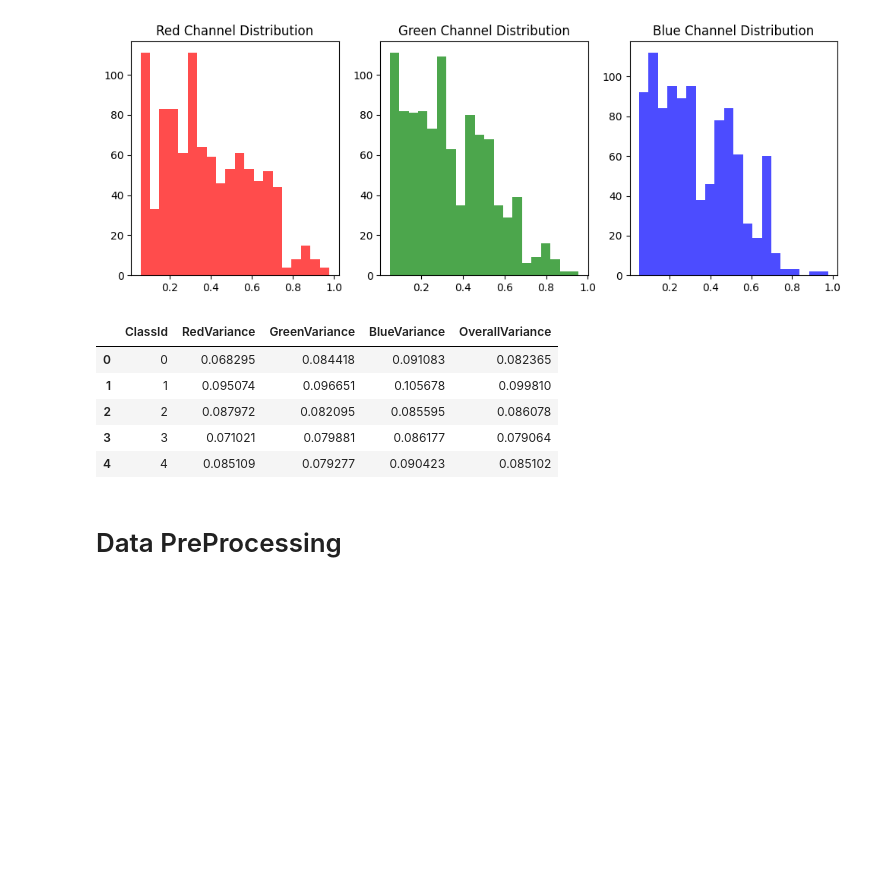
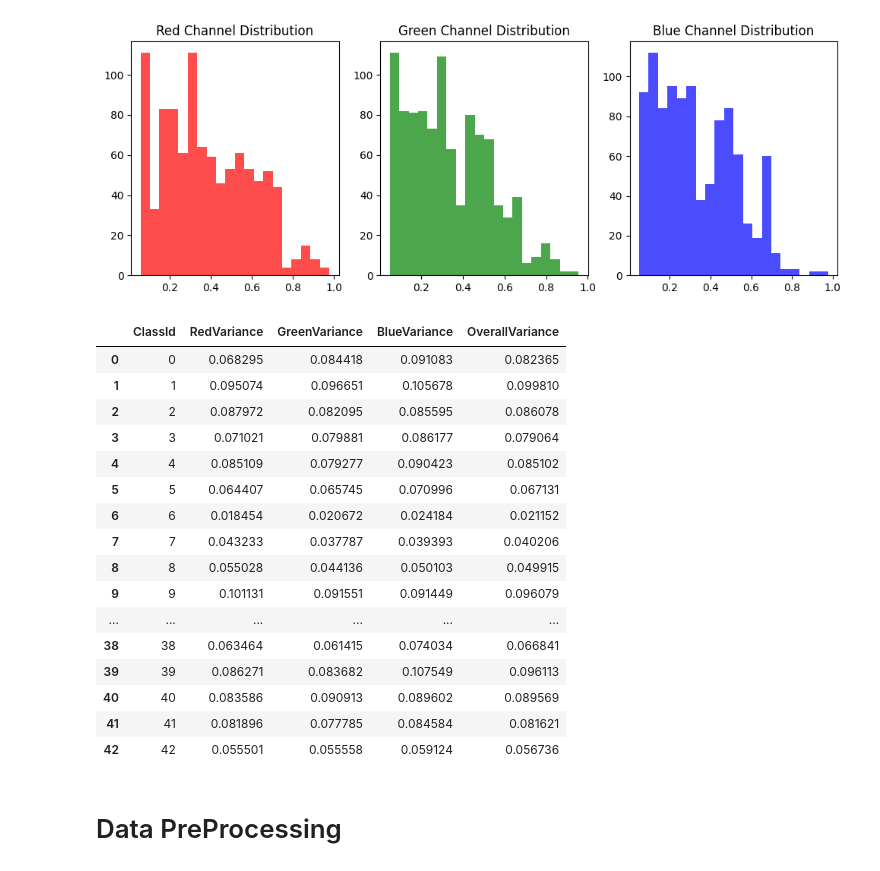
Before and after one commit to MaysoonHelmy/Traffic-Sign-Recognition-Description, a Jupyter notebook: traffic-sign-recognition-description.ipynb, the cells around one changed output. Drawn from its saved outputs; the diff is of its cells as text; code cells hidden in the pictures; blank space fills up the shorter version.

```diff
--- a/traffic-sign-recognition-description.ipynb
+++ b/traffic-sign-recognition-description.ipynb
@@ -142,9 +146,11 @@ for class_id in classes[:10]:
 # %%
 # Image Size Statistics
 sizes = []
+
 for i in range(min(1000, len(train_df))):
-    img = Image.open(os.path.join(data_path, train_df['Path_x'].iloc[i]))
-    sizes.append(img.size)
+    img = cv2.imread(os.path.join(data_path, train_df['Path_x'].iloc[i]))
+    h, w = img.shape[:2]   # height, width
+    sizes.append((w, h))   # match PIL order: (Width, Height)
 
 sizes_df = pd.DataFrame(sizes, columns=['Width', 'Height'])
 display(sizes_df.describe())
@@ -182,8 +188,9 @@ Large images: 37
 R, G, B = [], [], []
 
 for i in range(min(1000, len(train_df))):
-    img = Image.open(os.path.join(data_path, train_df['Path_x'].iloc[i])).convert("RGB")
-    arr = np.array(img) / 255.0  # normalize
+    img = cv2.imread(os.path.join(data_path, train_df['Path_x'].iloc[i]))  # BGR order
+    img = cv2.cvtColor(img, cv2.COLOR_BGR2RGB)  # convert to RGB
+    arr = img.astype(np.float32) / 255.0  # normalize
     R.append(arr[:,:,0].mean())
     G.append(arr[:,:,1].mean())
     B.append(arr[:,:,2].mean())
@@ -217,38 +224,54 @@ plt.show()
 class_variances = []
 
 for class_id in sorted(train_df['ClassId'].unique()):
-    samples = train_df[train_df['ClassId']==class_id].sample(min(50, len(train_df[train_df['ClassId']==class_id])), random_state=42)
+    samples = train_df[train_df['ClassId'] == class_id].sample(
+        min(50, len(train_df[train_df['ClassId'] == class_id])),
+        random_state=42
+    )
 
     all_pixels = []
     for path in samples['Path_x']:
-        img = Image.open(os.path.join(data_path, path)).convert("RGB")
-        arr = np.array(img) / 255.0
+        img = cv2.imread(os.path.join(data_path, path))
+        img = cv2.cvtColor(img, cv2.COLOR_BGR2RGB)
+        arr = img.astype(np.float32) / 255.0
         all_pixels.append(arr.reshape(-1, 3))
 
     all_pixels = np.vstack(all_pixels)
+
     # calculate variance per channel
     r_var = all_pixels[:,0].var()
     g_var = all_pixels[:,1].var()
     b_var = all_pixels[:,2].var()
     overall_var = all_pixels.var()
 
     class_variances.append({
         "ClassId": class_id,
         "RedVariance": round(r_var, 6),
         "GreenVariance": round(g_var, 6),
         "BlueVariance": round(b_var, 6),
         "OverallVariance": round(overall_var, 6)
     })
 
 variance_df = pd.DataFrame(class_variances)
-display(variance_df.head())
+display(variance_df)
 # %% [output]
 |  | ClassId | RedVariance | GreenVariance | BlueVariance | OverallVariance |
 | 0 | 0 | 0.068295 | 0.084418 | 0.091083 | 0.082365 |
 | 1 | 1 | 0.095074 | 0.096651 | 0.105678 | 0.099810 |
 | 2 | 2 | 0.087972 | 0.082095 | 0.085595 | 0.086078 |
 | 3 | 3 | 0.071021 | 0.079881 | 0.086177 | 0.079064 |
 | 4 | 4 | 0.085109 | 0.079277 | 0.090423 | 0.085102 |
+| 5 | 5 | 0.064407 | 0.065745 | 0.070996 | 0.067131 |
+| 6 | 6 | 0.018454 | 0.020672 | 0.024184 | 0.021152 |
+| 7 | 7 | 0.043233 | 0.037787 | 0.039393 | 0.040206 |
+| 8 | 8 | 0.055028 | 0.044136 | 0.050103 | 0.049915 |
+| 9 | 9 | 0.101131 | 0.091551 | 0.091449 | 0.096079 |
+| ... | ... | ... | ... | ... | ... |
+| 38 | 38 | 0.063464 | 0.061415 | 0.074034 | 0.066841 |
+| 39 | 39 | 0.086271 | 0.083682 | 0.107549 | 0.096113 |
+| 40 | 40 | 0.083586 | 0.090913 | 0.089602 | 0.089569 |
+| 41 | 41 | 0.081896 | 0.077785 | 0.084584 | 0.081621 |
+| 42 | 42 | 0.055501 | 0.055558 | 0.059124 | 0.056736 |
 # %% [markdown]
 # Data PreProcessing
 # %% [markdown]
```
Also changed, not shown: parts of 38 cells of this notebook.
